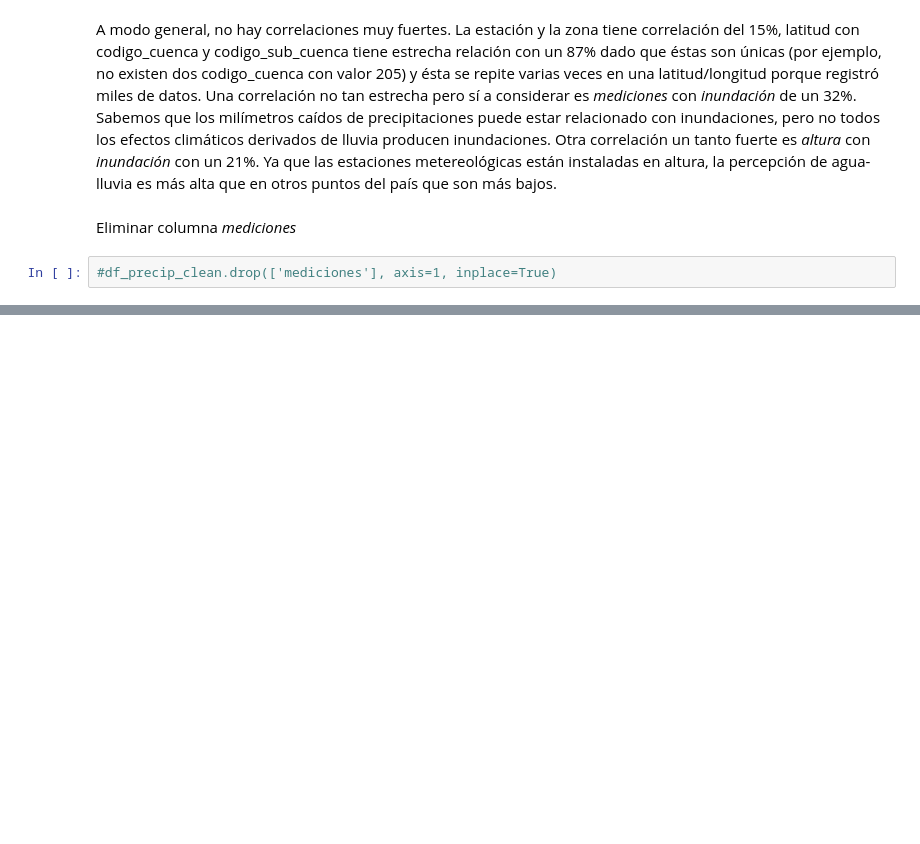
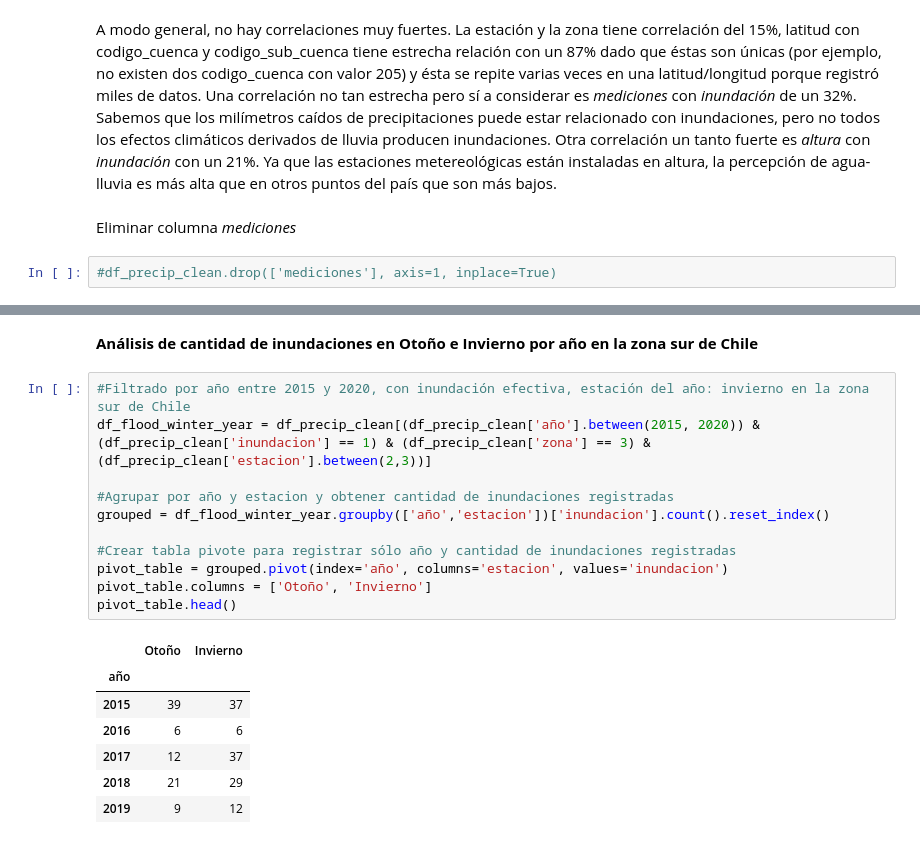
Before and after one commit to chernandezrojas1991/project-2-ml-precipitation-by-day-chile, a Jupyter notebook: project_2_ml_precipitation_by_day.ipynb, the cells around one changed output, grey strips where cells are left out. Cells and saved outputs as stored; diff of their text form; blank space fills up the shorter version.

```diff
--- a/project_2_ml_precipitation_by_day.ipynb
+++ b/project_2_ml_precipitation_by_day.ipynb
@@ -329,0 +386,21 @@ Eliminar columna *mediciones*
+# %% [markdown]
+**Análisis de cantidad de inundaciones en Otoño e Invierno por año en la zona sur de Chile**
+# %%
+#Filtrado por año entre 2015 y 2020, con inundación efectiva, estación del año: invierno en la zona sur de Chile
+df_flood_winter_year = df_precip_clean[(df_precip_clean['año'].between(2015, 2020)) & (df_precip_clean['inundacion'] == 1) & (df_precip_clean['zona'] == 3) & (df_precip_clean['estacion'].between(2,3))]
+
+#Agrupar por año y estacion y obtener cantidad de inundaciones registradas
+grouped = df_flood_winter_year.groupby(['año','estacion'])['inundacion'].count().reset_index()
+
+#Crear tabla pivote para registrar sólo año y cantidad de inundaciones registradas
+pivot_table = grouped.pivot(index='año', columns='estacion', values='inundacion')
+pivot_table.columns = ['Otoño', 'Invierno']
+pivot_table.head()
+# %% [output]
+|  | Otoño | Invierno |
+| año |  |  |
+| 2015 | 39 | 37 |
+| 2016 | 6 | 6 |
+| 2017 | 12 | 37 |
+| 2018 | 21 | 29 |
+| 2019 | 9 | 12 |
```
Also changed, not shown: parts of 11 cells of this notebook.
